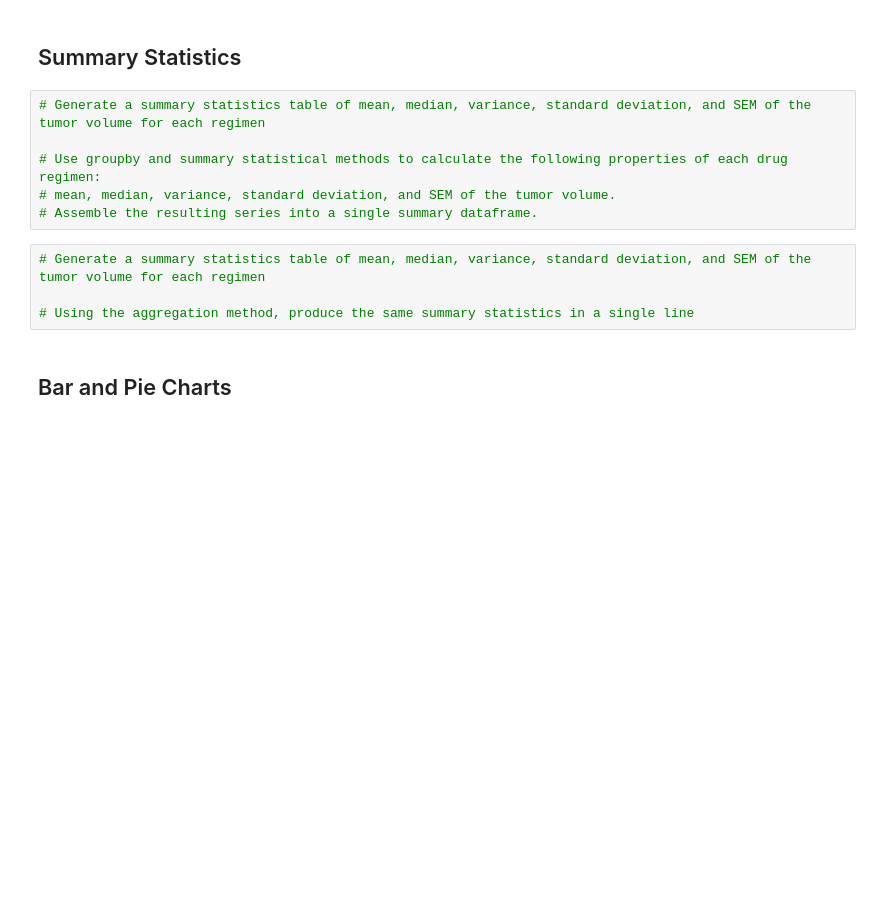
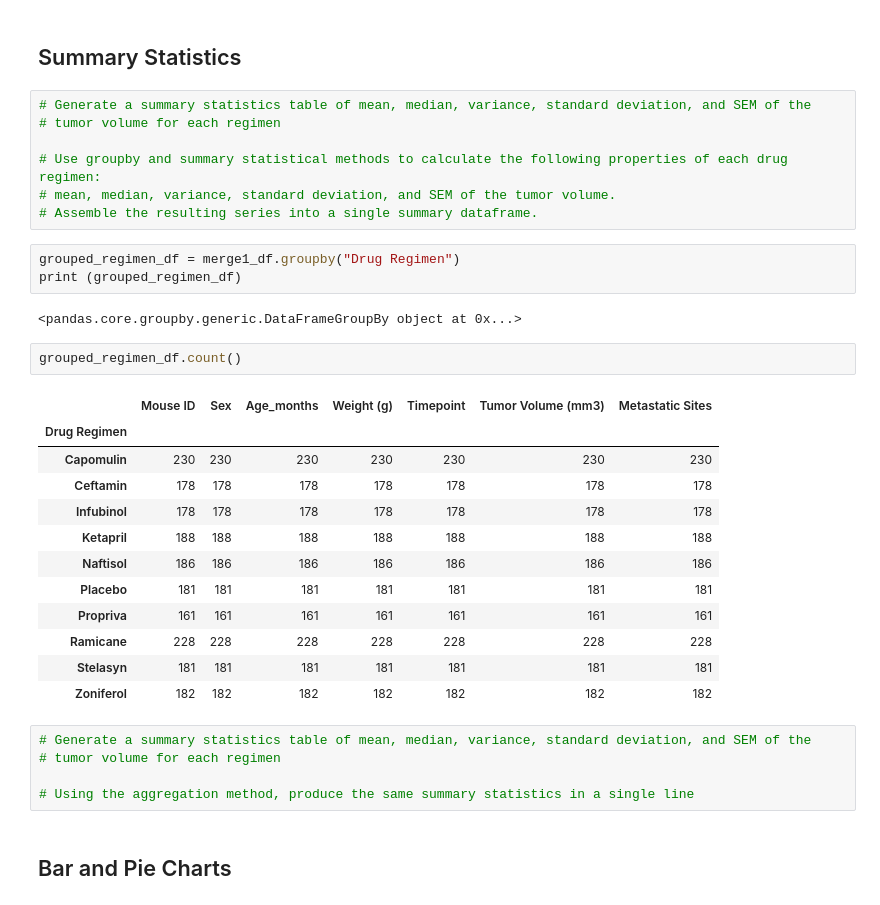
Before and after one commit to lgrayes/matplotlib-challenge, a Jupyter notebook: Pymaceuticals/matTest01.ipynb, the cells around one changed output. Drawn from its saved outputs; the diff is of its cells as text; blank space fills up the shorter version.

Commit message:
Grouped by Drug Regimen
Grouped by Drug Regimen

```diff
--- a/Pymaceuticals/matTest01.ipynb
+++ b/Pymaceuticals/matTest01.ipynb
@@ -244,13 +244,35 @@ dtype: int64
 # %% [markdown]
 ## Summary Statistics
 # %%
-# Generate a summary statistics table of mean, median, variance, standard deviation, and SEM of the tumor volume for each regimen
+# Generate a summary statistics table of mean, median, variance, standard deviation, and SEM of the
+# tumor volume for each regimen
 
 # Use groupby and summary statistical methods to calculate the following properties of each drug regimen:
 # mean, median, variance, standard deviation, and SEM of the tumor volume.
 # Assemble the resulting series into a single summary dataframe.
+# %%
+grouped_regimen_df = merge1_df.groupby("Drug Regimen")
+print (grouped_regimen_df)
+# %% [output]
+<pandas.core.groupby.generic.DataFrameGroupBy object at 0x...>
+# %%
+grouped_regimen_df.count()
+# %% [output]
+|  | Mouse ID | Sex | Age_months | Weight (g) | Timepoint | Tumor Volume (mm3) | Metastatic Sites |
+| Drug Regimen |  |  |  |  |  |  |  |
+| Capomulin | 230 | 230 | 230 | 230 | 230 | 230 | 230 |
+| Ceftamin | 178 | 178 | 178 | 178 | 178 | 178 | 178 |
+| Infubinol | 178 | 178 | 178 | 178 | 178 | 178 | 178 |
+| Ketapril | 188 | 188 | 188 | 188 | 188 | 188 | 188 |
+| Naftisol | 186 | 186 | 186 | 186 | 186 | 186 | 186 |
+| Placebo | 181 | 181 | 181 | 181 | 181 | 181 | 181 |
+| Propriva | 161 | 161 | 161 | 161 | 161 | 161 | 161 |
+| Ramicane | 228 | 228 | 228 | 228 | 228 | 228 | 228 |
+| Stelasyn | 181 | 181 | 181 | 181 | 181 | 181 | 181 |
+| Zoniferol | 182 | 182 | 182 | 182 | 182 | 182 | 182 |
 # %%
-# Generate a summary statistics table of mean, median, variance, standard deviation, and SEM of the tumor volume for each regimen
+# Generate a summary statistics table of mean, median, variance, standard deviation, and SEM of the
+# tumor volume for each regimen
 
 # Using the aggregation method, produce the same summary statistics in a single line
 # %% [markdown]
```
